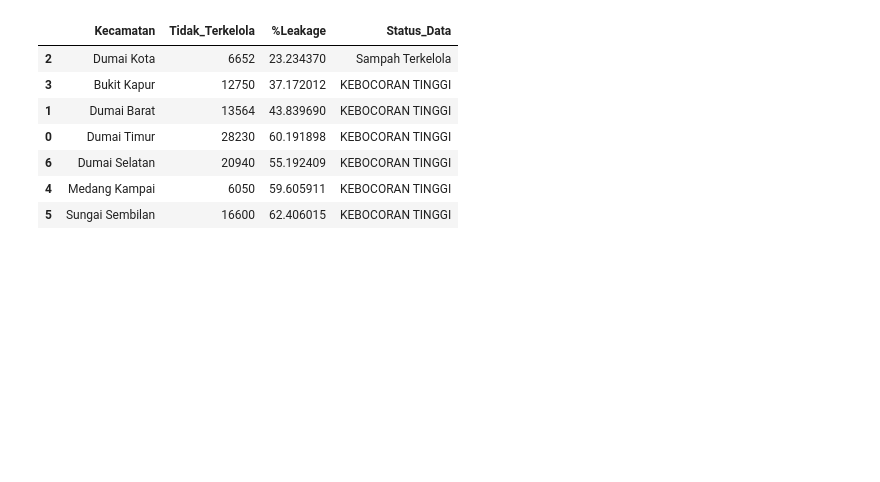
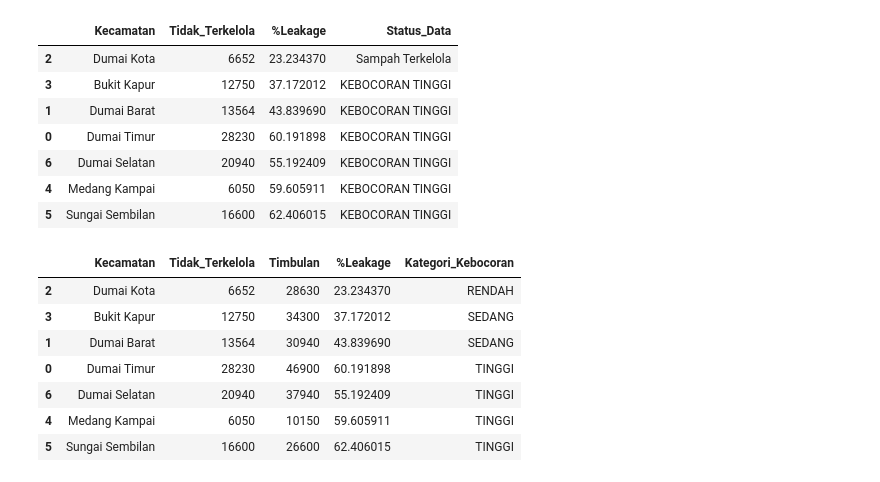
Before and after one commit to Suharyanto-env/Sampah-Dumai, a Jupyter notebook: Indeks_Sampah_Kec.ipynb, the cells around one changed output. Drawn from its saved outputs; the diff is of its cells as text; code cells hidden in the pictures; blank space fills up the shorter version.

```diff
--- a/Indeks_Sampah_Kec.ipynb
+++ b/Indeks_Sampah_Kec.ipynb
@@ -333,6 +334,8 @@ def cek_valid(row):
         return "ERROR DATA (double counting)"
     elif row['Tidak_Terkelola'] > 0.3 * row['Timbulan']:
         return "KEBOCORAN TINGGI"   # 30% dari timbulan sampah tidak terkelola
+    elif row['Tidak_Terkelola'] > 0.5 * row['Timbulan']:
+        return "KEBOCORAN TINGGI"   # 30% dari timbulan sampah tidak terkelola
     else:
         return "Sampah Terkelola"
 
@@ -350,3 +353,34 @@ df[['Kecamatan','Tidak_Terkelola','%Leakage','Status_Data']]
 | 6 | Dumai Selatan | 20940 | 55.192409 | KEBOCORAN TINGGI |
 | 4 | Medang Kampai | 6050 | 59.605911 | KEBOCORAN TINGGI |
 | 5 | Sungai Sembilan | 16600 | 62.406015 | KEBOCORAN TINGGI |
+# %%
+def klasifikasi_kebocoran(row):
+
+    if row['Timbulan'] == 0:
+        return "DATA TIDAK VALID"
+
+    rasio = row['Tidak_Terkelola'] / row['Timbulan']
+
+    df['%Leakage'] = df['Tidak_Terkelola'] / df['Timbulan'] * 100
+
+    if rasio > 0.7:
+        return "KRISIS"
+    elif rasio > 0.5:
+        return "TINGGI"
+    elif rasio > 0.3:
+        return "SEDANG"
+    else:
+        return "RENDAH"
+# %%
+df['Kategori_Kebocoran'] = df.apply(klasifikasi_kebocoran, axis=1)
+# %%
+df[['Kecamatan','Tidak_Terkelola','Timbulan','%Leakage','Kategori_Kebocoran']]
+# %% [output]
+|  | Kecamatan | Tidak_Terkelola | Timbulan | %Leakage | Kategori_Kebocoran |
+| 2 | Dumai Kota | 6652 | 28630 | 23.234370 | RENDAH |
+| 3 | Bukit Kapur | 12750 | 34300 | 37.172012 | SEDANG |
+| 1 | Dumai Barat | 13564 | 30940 | 43.839690 | SEDANG |
+| 0 | Dumai Timur | 28230 | 46900 | 60.191898 | TINGGI |
+| 6 | Dumai Selatan | 20940 | 37940 | 55.192409 | TINGGI |
+| 4 | Medang Kampai | 6050 | 10150 | 59.605911 | TINGGI |
+| 5 | Sungai Sembilan | 16600 | 26600 | 62.406015 | TINGGI |
```
Also changed, not shown: parts of 2 cells of this notebook.
